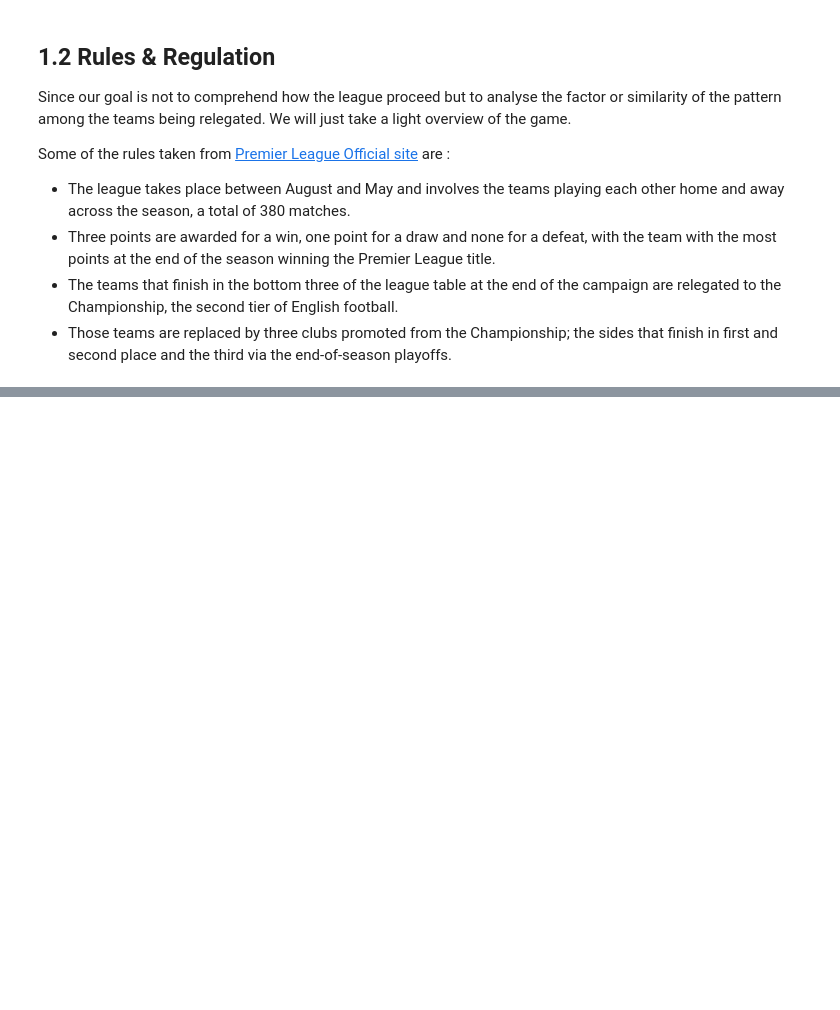
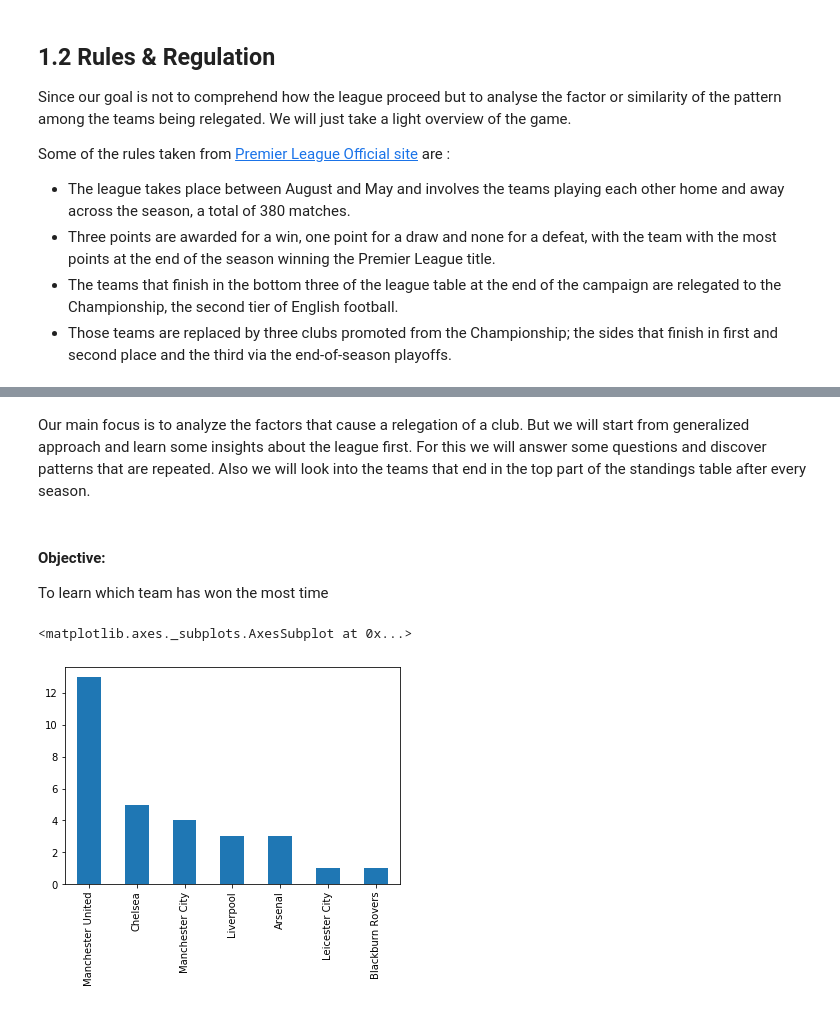
Before and after one commit to samerrkhann/english-premier-league, a Jupyter notebook: british_premier_league.ipynb, the cells around one changed output, grey strips where cells are left out. Cells and saved outputs as stored; diff of their text form; code cells hidden in the pictures; blank space fills up the shorter version.

Commit message:
Preparation, Cleaning and Visualization

```diff
--- a/british_premier_league.ipynb
+++ b/british_premier_league.ipynb
@@ -152,0 +169,7 @@ df.head()
+# %%
+#this will replace the existing club names with the correct or consistent names
+df_19_21['Squad'].replace(to_replace=team_names_tobecorrected,value=corrected_names,inplace=True)
+# %%
+#also the kaggle data has additional column that contains the season name information let's add in this DataFrame too
+df_19_21['Season']='2019/2020' #this will create new column with values all equal to 2019/2020
+df_19_21['Season'][20:]='2020/2021' #this will correct the season of last 20 instances to 2020/2021
@@ -152,0 +181,3 @@ df.head()
+# %%
+#let's make the column name of the two dataset consistent with each other
+df_19_21.columns=df1.columns
@@ -152,0 +186,3 @@ df.head()
+# %%
+#to concatenate the data into one
+df=pd.concat([df1,df_19_21])
@@ -152,0 +223,13 @@ df.head()
+# %% [markdown]
+Our main focus is to analyze the factors that cause a relegation of a club. But we will start from generalized approach and learn some insights about the league first. For this we will answer some questions and discover patterns that are repeated. Also we will look into the teams that end in the top part of the standings table after every season.
+# %% [markdown]
+#### Objective:
+To learn which team has won the most time
+# %%
+#let's learn which team has won the league the most
+most_win=df.loc[df['Position']==1,'Club'].value_counts()
+#let's see the result graphically
+most_win.plot(kind='bar')
+# %% [output]
+<matplotlib.axes._subplots.AxesSubplot at 0x...>
+[figure, added]
```
Also changed, not shown: parts of 68 cells of this notebook, 2 other files.
